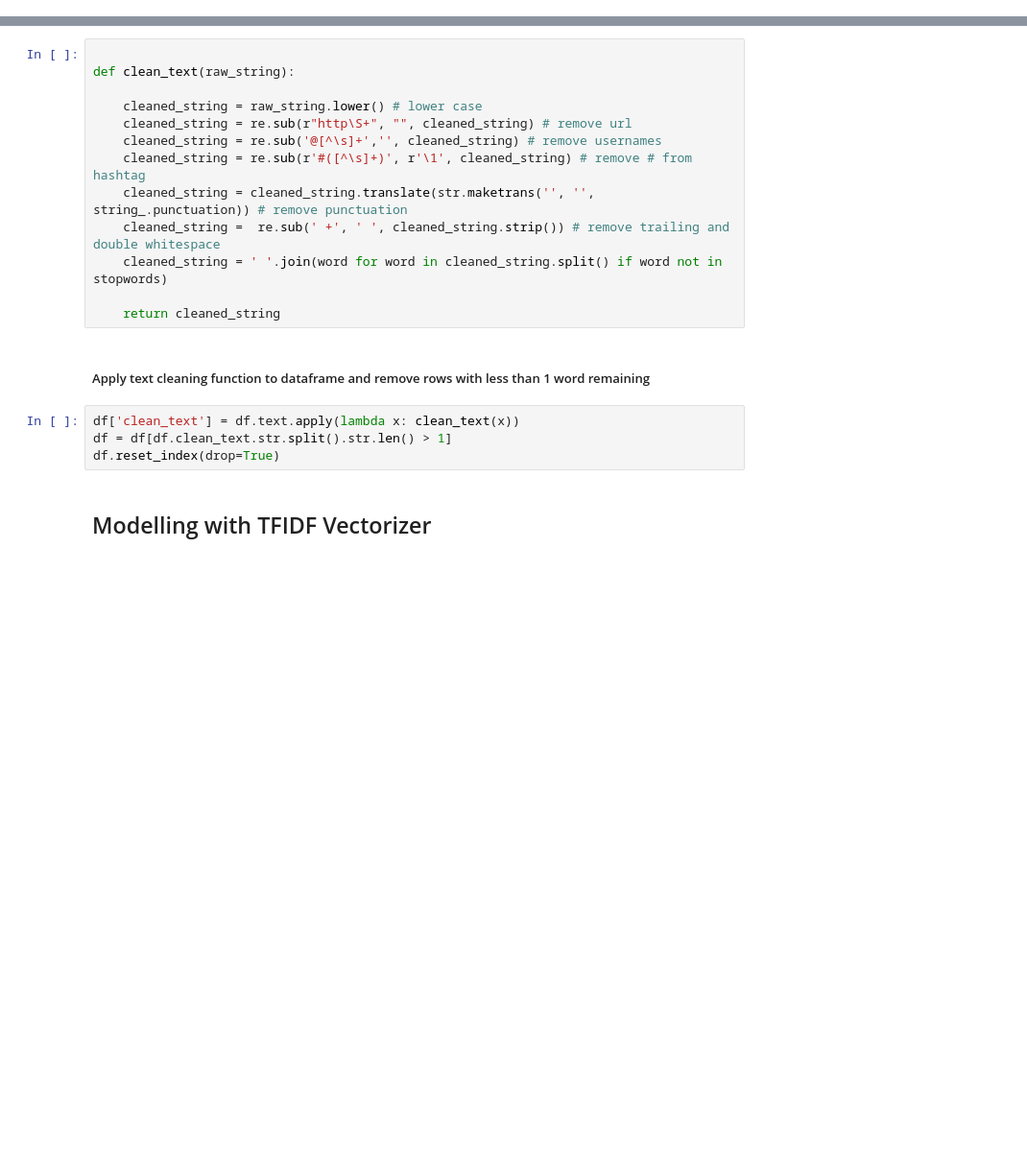
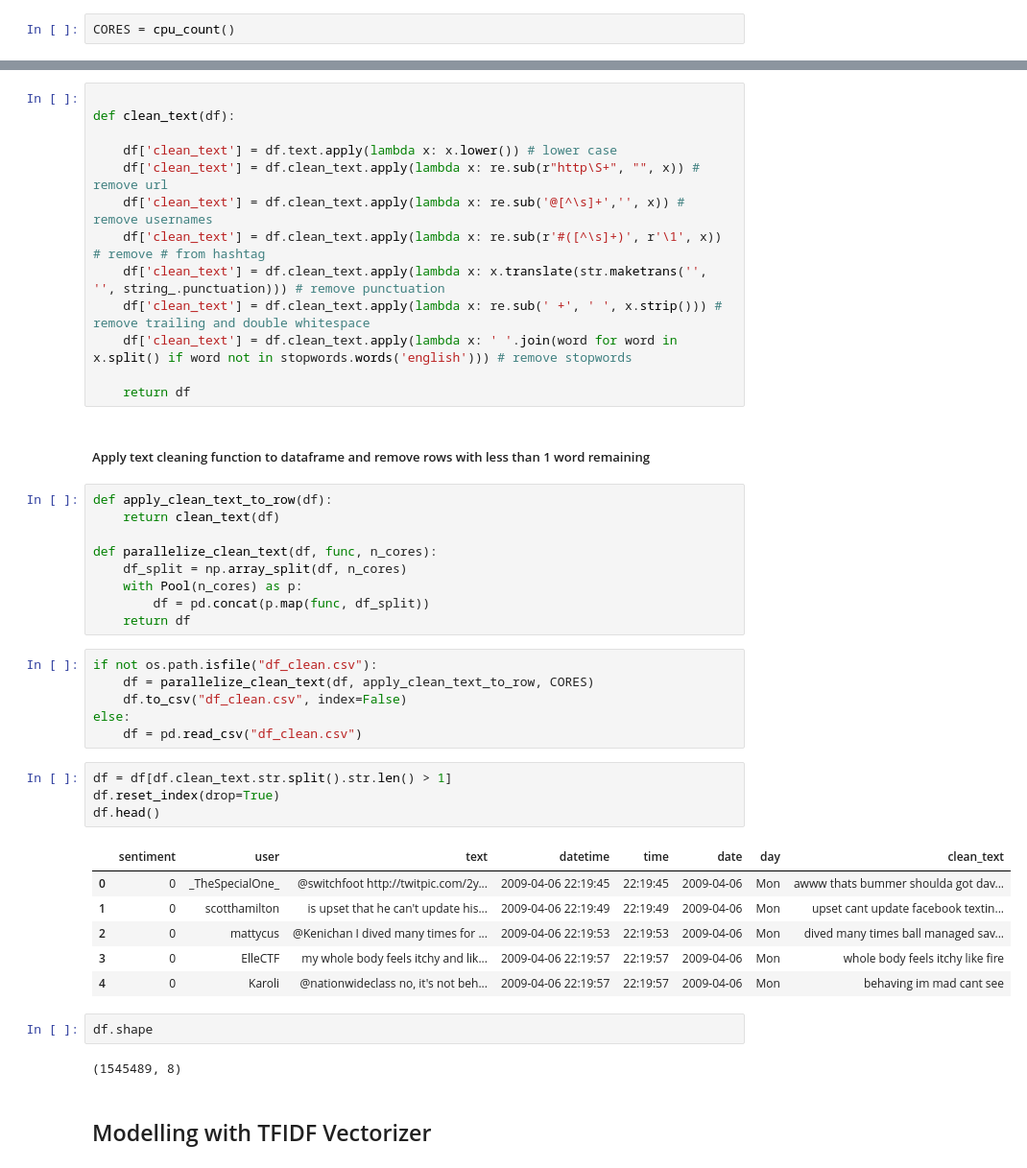
Before and after one commit to tommywatts/ml_projects, a Jupyter notebook: twitter_sentiment/capstone.ipynb, the cells around one changed output, grey strips where cells are left out. Shown at 96% size. Saved outputs shown, nothing was run; the diff lists cells and outputs as text; blank space fills up the shorter version.

```diff
--- a/twitter_sentiment/capstone.ipynb
+++ b/twitter_sentiment/capstone.ipynb
@@ -32,6 +33,8 @@ from sklearn.metrics import classification_report
 warnings.filterwarnings('ignore')
 pd.set_option('display.max_colwidth', -1)
 display(HTML("<style>.container { width:95% !important; }</style>"))
+# %%
+CORES = cpu_count()
 # %% [markdown]
 # Data Extraction
 # %%
@@ -177,23 +210,49 @@ get_wordcloud(df_neg.text)
 # Text processing
 # %%
 
-def clean_text(raw_string):
+def clean_text(df):
 
-    cleaned_string = raw_string.lower() # lower case
-    cleaned_string = re.sub(r"http\S+", "", cleaned_string) # remove url
-    cleaned_string = re.sub('@[^\s]+','', cleaned_string) # remove usernames
-    cleaned_string = re.sub(r'#([^\s]+)', r'\1', cleaned_string) # remove # from hashtag
-    cleaned_string = cleaned_string.translate(str.maketrans('', '', string_.punctuation)) # remove punctuation
-    cleaned_string =  re.sub(' +', ' ', cleaned_string.strip()) # remove trailing and double whitespace
-    cleaned_string = ' '.join(word for word in cleaned_string.split() if word not in stopwords)
+    df['clean_text'] = df.text.apply(lambda x: x.lower()) # lower case
+    df['clean_text'] = df.clean_text.apply(lambda x: re.sub(r"http\S+", "", x)) # remove url
+    df['clean_text'] = df.clean_text.apply(lambda x: re.sub('@[^\s]+','', x)) # remove usernames
+    df['clean_text'] = df.clean_text.apply(lambda x: re.sub(r'#([^\s]+)', r'\1', x)) # remove # from hashtag
+    df['clean_text'] = df.clean_text.apply(lambda x: x.translate(str.maketrans('', '', string_.punctuation))) # remove punctuation
+    df['clean_text'] = df.clean_text.apply(lambda x: re.sub(' +', ' ', x.strip())) # remove trailing and double whitespace
+    df['clean_text'] = df.clean_text.apply(lambda x: ' '.join(word for word in x.split() if word not in stopwords.words('english'))) # remove stopwords
 
-    return cleaned_string
+    return df
 # %% [markdown]
 ##### Apply text cleaning function to dataframe and remove rows with less than 1 word remaining
+# %%
+def apply_clean_text_to_row(df):
+    return clean_text(df)
+
+def parallelize_clean_text(df, func, n_cores):
+    df_split = np.array_split(df, n_cores)
+    with Pool(n_cores) as p:
+        df = pd.concat(p.map(func, df_split))
+    return df
+# %%
+if not os.path.isfile("df_clean.csv"):
+    df = parallelize_clean_text(df, apply_clean_text_to_row, CORES)
+    df.to_csv("df_clean.csv", index=False)
+else:
+    df = pd.read_csv("df_clean.csv")
 # %%
-df['clean_text'] = df.text.apply(lambda x: clean_text(x))
 df = df[df.clean_text.str.split().str.len() > 1]
 df.reset_index(drop=True)
+df.head()
+# %% [output]
+|  | sentiment | user | text | datetime | time | date | day | clean_text |
+| 0 | 0 | _TheSpecialOne_ | @switchfoot http://twitpic.com/2y... | 2009-04-06 22:19:45 | 22:19:45 | 2009-04-06 | Mon | awww thats bummer shoulda got dav... |
+| 1 | 0 | scotthamilton | is upset that he can't update his... | 2009-04-06 22:19:49 | 22:19:49 | 2009-04-06 | Mon | upset cant update facebook textin... |
+| 2 | 0 | mattycus | @Kenichan I dived many times for ... | 2009-04-06 22:19:53 | 22:19:53 | 2009-04-06 | Mon | dived many times ball managed sav... |
+| 3 | 0 | ElleCTF | my whole body feels itchy and lik... | 2009-04-06 22:19:57 | 22:19:57 | 2009-04-06 | Mon | whole body feels itchy like fire |
+| 4 | 0 | Karoli | @nationwideclass no, it's not beh... | 2009-04-06 22:19:57 | 22:19:57 | 2009-04-06 | Mon | behaving im mad cant see |
+# %%
+df.shape
+# %% [output]
+(1545489, 8)
 # %% [markdown]
 ## Modelling with TFIDF Vectorizer
 # %% [markdown]
```
Also changed, not shown: parts of 41 cells of this notebook.
